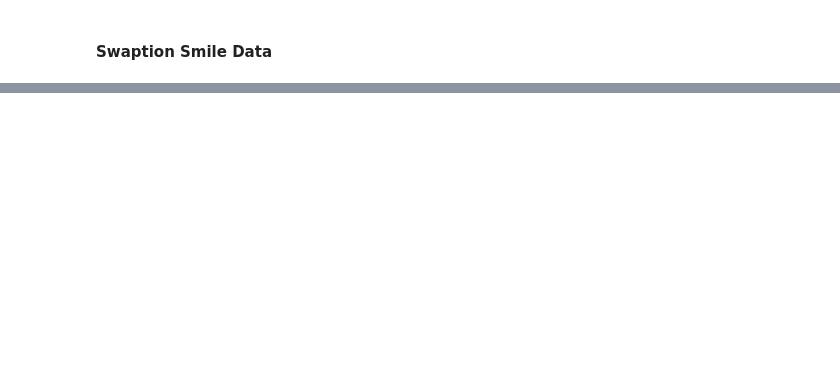
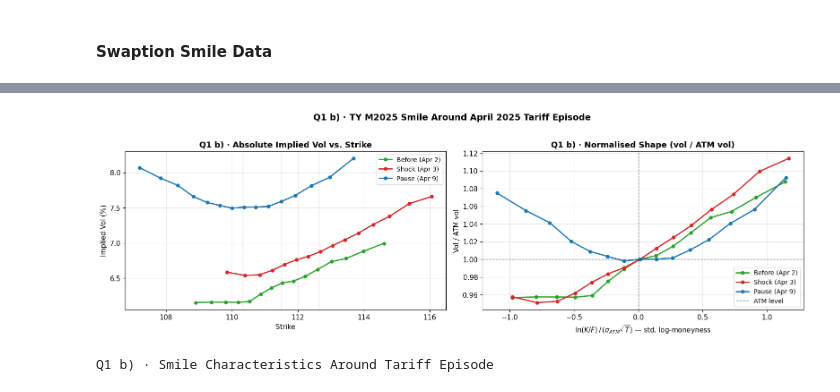
Before and after one commit to DipeshGhimire/FinMath-FixedIncome, a Jupyter notebook: FixedIncomeDerivatives_P/main.ipynb, the cells around one changed output, grey strips where cells are left out. Saved outputs shown, nothing was run; the diff lists cells and outputs as text; code cells hidden in the pictures; blank space fills up the shorter version.

```diff
--- a/FixedIncomeDerivatives_P/main.ipynb
+++ b/FixedIncomeDerivatives_P/main.ipynb
@@ -1709,0 +451,79 @@ Q5b · SABR Hedge Ratio Correction vs. Black Delta: Volatile vs. Calm Regime
+# %%
+TARIFF_DATES = {
+    "Before (Apr 2)": pd.Timestamp("2025-04-02"),
+    "Shock (Apr 3)":  pd.Timestamp("2025-04-03"),
+    "Pause (Apr 9)":  pd.Timestamp("2025-04-09"),
+}
+_avail_M2025 = ty_option_surfaces_M2025["date"].sort_values().values
+
+# Build smiles for each tariff event
+tariff_smiles = {}
+tariff_rows   = {}
+for label, target in TARIFF_DATES.items():
+    dt  = nearest_date(target, _avail_M2025)
+    row = ty_option_surfaces_M2025[ty_option_surfaces_M2025["date"] == dt].iloc[0]
+    tariff_smiles[label] = build_smile(row)
+    tariff_rows[label]   = row
+
+# ── Panel plots: absolute vol and normalised shape ────────────────────────────
+fig, axes = plt.subplots(1, 2, figsize=(16, 5))
+PALETTE = ["#2ca02c", "#d62728", "#1f77b4"]
+
+# Left: absolute implied vol vs. strike
+ax = axes[0]
+for (label, smile), color in zip(tariff_smiles.items(), PALETTE):
+    row = tariff_rows[label]
+    ax.plot(smile["strike"], smile["vol"] * 100, "o-",
+            color=color, lw=2, ms=5, label=label)
+    ax.axvline(float(row["Future Price"]), color=color, ls=":", lw=1, alpha=0.5)
+ax.set_title("Q1 b) · Absolute Implied Vol vs. Strike")
+ax.set_xlabel("Strike")
+ax.set_ylabel("Implied Vol (%)")
+ax.legend()
+
+# Right: normalised shape — vol/σ_ATM vs. standardised log-moneyness
+ax = axes[1]
+for (label, smile), color in zip(tariff_smiles.items(), PALETTE):
+    row   = tariff_rows[label]
+    F_    = float(row["Future Price"])
+    sig_  = atm_vol_from_row(row)
+    T_    = float(row["Expiration Option"])
+    x = np.log(smile["strike"] / F_) / (sig_ * np.sqrt(T_))
+    y = smile["vol"] / sig_
+    ax.plot(x, y, "o-", color=color, lw=2, ms=5, label=label)
+ax.axhline(1, color="black", ls="--", lw=1, alpha=0.6, label="ATM level")
+ax.axvline(0, color="black", ls="--", lw=1, alpha=0.6)
+ax.set_title("Q1 b) · Normalised Shape (vol / ATM vol)")
+ax.set_xlabel(r"$\ln(K/F)\,/\,(\sigma_{ATM}\sqrt{T})$ — std. log-moneyness")
+ax.set_ylabel("Vol / ATM vol")
+ax.legend()
+
+fig.suptitle("Q1 b) · TY M2025 Smile Around April 2025 Tariff Episode",
+             fontsize=14, fontweight="bold", y=1.02)
+fig.tight_layout()
+plt.show()
+
+# ── Smile characteristics table ───────────────────────────────────────────────
+recs = []
+for label, row in tariff_rows.items():
+    atm  = atm_vol_from_row(row)
+    p25  = float(row["P25dvol"]) if "P25dvol" in row.index else np.nan
+    c25  = float(row["C25dvol"]) if "C25dvol" in row.index else np.nan
+    rr25  = (p25 - c25) * 100           if np.isfinite(p25) and np.isfinite(c25) else np.nan
+    fly25 = ((p25 + c25) / 2 - atm) * 100 if np.isfinite(p25) and np.isfinite(c25) else np.nan
+    recs.append({
+        "Event":              label,
+        "Date":               row["date"].date(),
+        "Futures Price":      round(float(row["Future Price"]), 6),
+        "ATM Vol (%)":        round(atm * 100, 4),
+        "25Δ RR = P25–C25 (vol%)": round(rr25,  4) if np.isfinite(rr25)  else np.nan,
+        "25Δ Butterfly (vol%)":    round(fly25, 4) if np.isfinite(fly25) else np.nan,
+    })
+
+display(
+    pd.DataFrame(recs).set_index("Event")
+    .style.set_caption("Q1 b) · Smile Characteristics Around Tariff Episode")
+)
+# %% [output]
+[figure, added]
+Q1 b) · Smile Characteristics Around Tariff Episode
```
Also changed, not shown: parts of 108 cells of this notebook.
